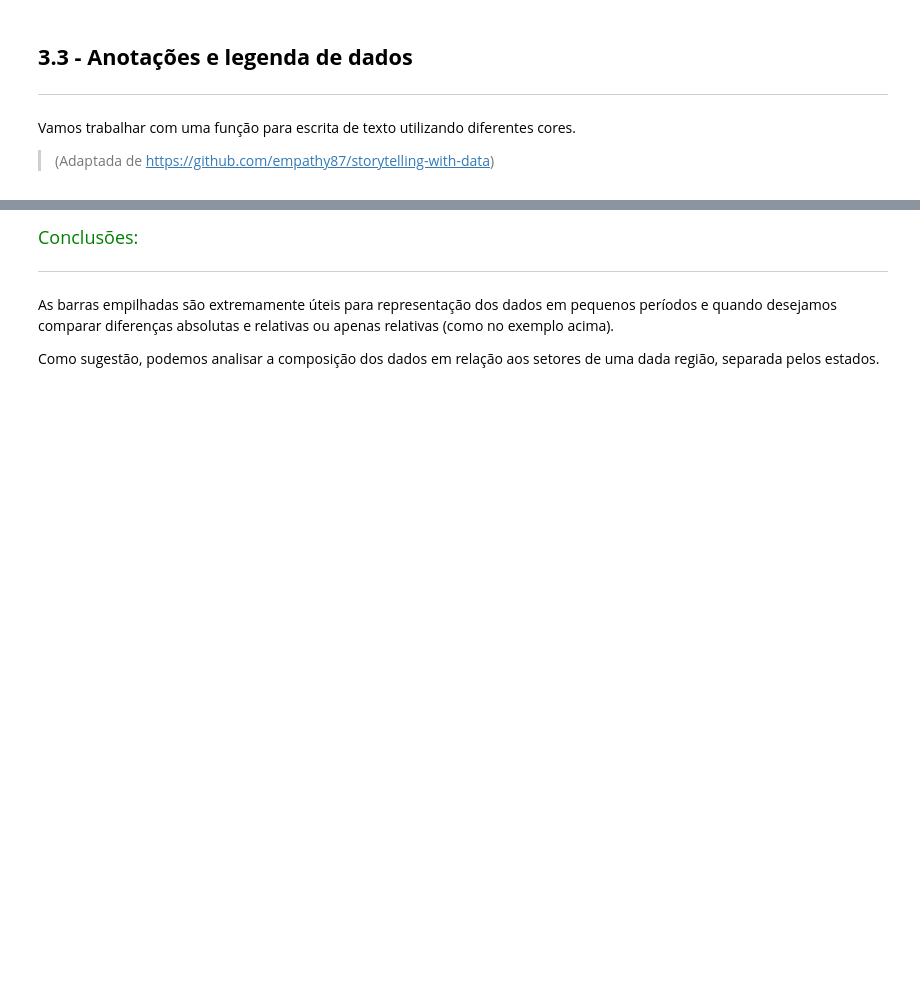
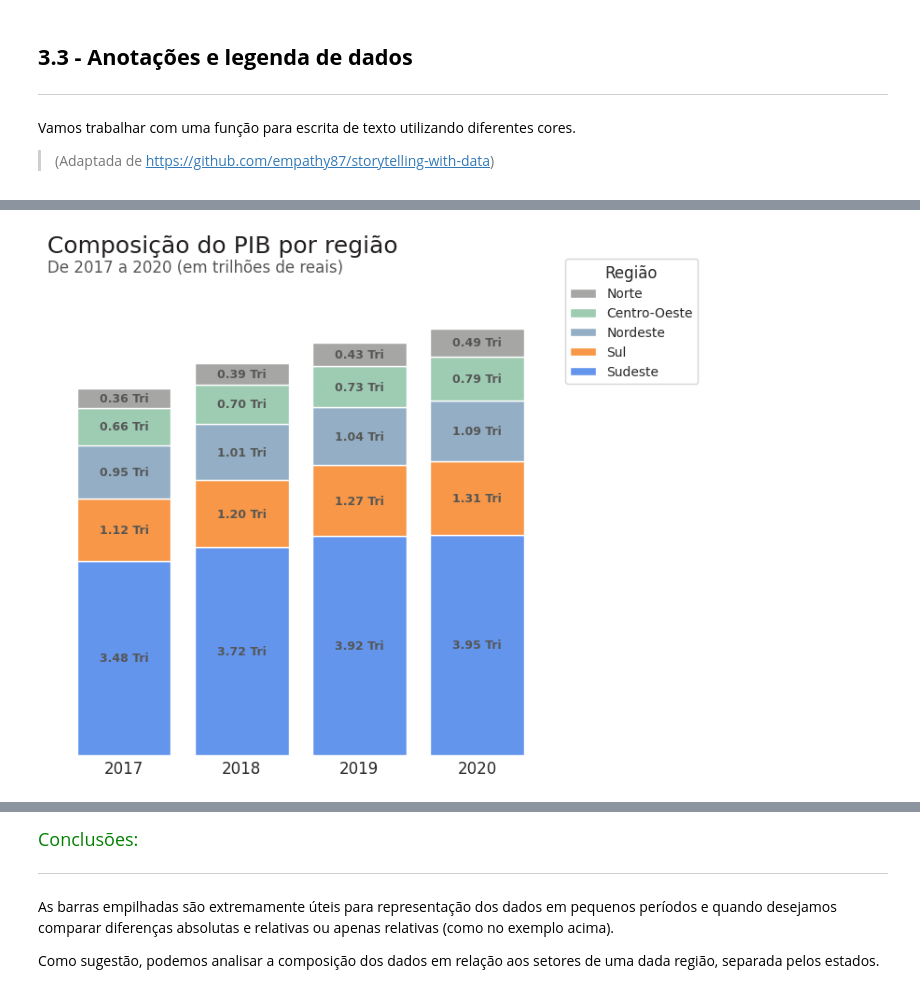
Before and after one commit to Matheus-Pombeiro/dataviz_composition_relationship_charts, a Jupyter notebook: composition_relationship_charts.ipynb, the cells around one changed output, grey strips where cells are left out. Drawn from its saved outputs; the diff is of its cells as text; code cells hidden in the pictures; blank space fills up the shorter version.

```diff
--- a/composition_relationship_charts.ipynb
+++ b/composition_relationship_charts.ipynb
@@ -1123,0 +1169,20 @@ fig.show()
+# %%
+# Importando as bibliotecas
+import pandas as pd
+import matplotlib.pyplot as plt
+
+# Importando a base de dados do PIB de 2002 a 2020
+df_reg = pd.read_csv("https://raw.githubusercontent.com/alura-cursos/dataviz-graficos-composicao-relacionamento/main/dados/pib_br_2002_2020_estados.csv")
+
+# Criando um df com os dados desejados
+anos = [x for x in range(2017,2021)]
+df_reg = df_reg.query("ano == @anos")[["ano","regiao","pib"]]
+df_reg["pib"] = (df_reg["pib"] / 1e12).round(2)
+
+# Criando uma tabela cruzada (crosstab) com os valores de cada ano por região
+df_reg = pd.crosstab(index = df_reg.ano, columns = df_reg.regiao,
+                            values = df_reg.pib, aggfunc = "sum")
+df_reg = df_reg[["Sudeste", "Sul", "Nordeste", "Centro-Oeste", "Norte"]]
+df_reg = df_reg.reset_index()
+
+df_reg
@@ -1123,0 +1195,34 @@ fig.show()
+# %%
+# Área do gráfico e tema da visualização
+fig, ax = plt.subplots(figsize=(7,7))
+
+# Definindo as cores do gráfico
+cores = [AZUL3, LARANJA1, AZUL5, VERDE3, CINZA4]
+
+# Personalizando o título
+ax.set_title("Composição do PIB por região", fontsize=18, color=CINZA1, ha = 'left', x=0, transform=ax.transAxes)
+ax.text(0, 0.97, "De 2017 a 2020 (em trilhões de reais)", color= CINZA3, fontsize=12, ha='left', va='center', transform=ax.transAxes)
+
+# Construindo o gráfico de colunas empilhadas
+df_reg.plot(x = "ano", kind="bar", width=0.8, stacked = True, color = cores, ax = ax)
+ax.set_xlabel('')
+ax.set_ylabel('')
+ax.set_yticklabels([])
+ax.xaxis.set_tick_params(labelsize=12, color = CINZA2, labelrotation = 0)
+ax.set_ylim(0, 9)
+ax.set_frame_on(False)
+
+# Adicionar a legenda do lado superior direito
+ax.legend(bbox_to_anchor=(1.01, 1), reverse = True, title='Região', title_fontsize  = 12, fontsize = 10)
+
+# remover todos os ticks do eixo x e y
+ax.tick_params(axis='both', which='both', length=0)
+
+# Adicionando os valores dentro da coluna
+for container in ax.containers:
+    labels = [f'{valor.get_height():.2f} Tri' for valor in container]
+    ax.bar_label(container, label_type='center', labels = labels, size = 9, color = CINZA3, fontweight = "bold")
+
+plt.show()
+# %% [output]
+[figure, added]
```
Also changed, not shown: parts of 42 cells of this notebook.
